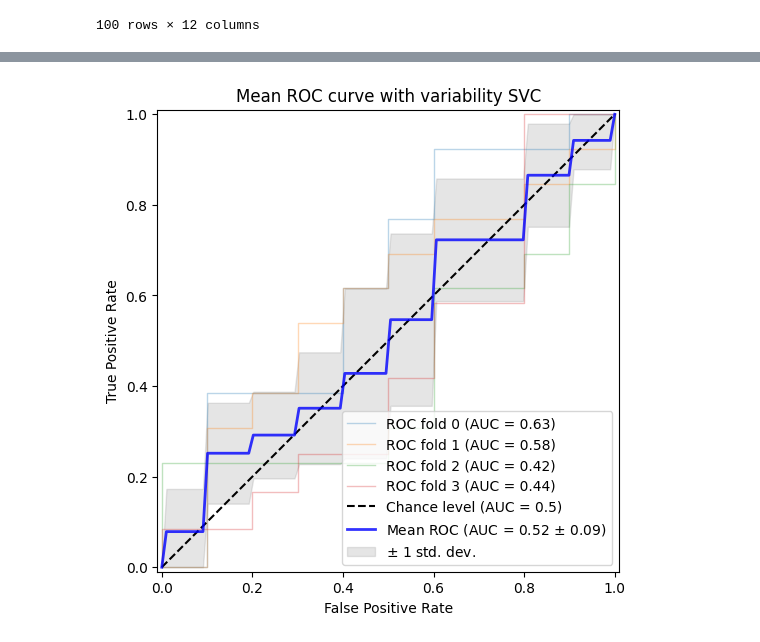
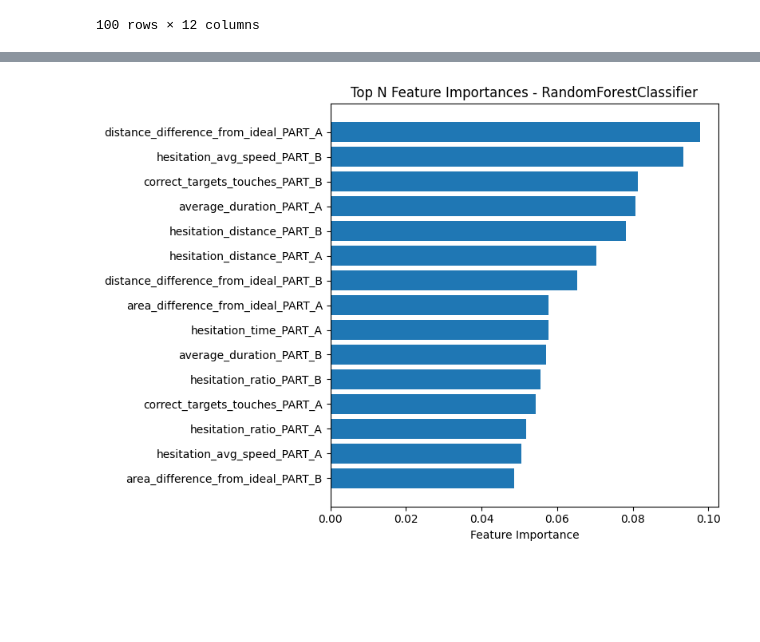
Before and after one commit to gianluca-capelo/tmt-analysis, a Jupyter notebook: notebooks/modelling.ipynb, the cells around one changed output, grey strips where cells are left out. Saved outputs shown, nothing was run; the diff lists cells and outputs as text; code cells hidden in the pictures; blank space fills up the shorter version.

Commit message:
more modelling

```diff
--- a/notebooks/modelling.ipynb
+++ b/notebooks/modelling.ipynb
@@ -277,7 +261,7 @@ df_digital_tmt
 
 # df_all_tasks = df_other_tasks.join(df_digital_tmt)
 
-df_digital_tmt_with_target = df_digital_tmt.reset_index(names='suj').merge(df_metadata_cognitive[['suj', 'age', 'sex', 'years_of_education', 'group']], on='suj').set_index('suj')
+df_digital_tmt_with_target = df_digital_tmt.reset_index(names='suj').merge(df_metadata_cognitive[['suj'] + ['group']], on='suj').set_index('suj')
 df_digital_tmt_with_target['group'] = df_digital_tmt_with_target['group'].str.replace('mci', '1').replace('control', '0').astype(int)
 
 df_digital_tmt_with_target.shape
@@ -309,33 +293,73 @@ from sklearn.metrics import RocCurveDisplay, auc
 from sklearn.model_selection import StratifiedKFold
 from sklearn.ensemble import HistGradientBoostingClassifier
 from catboost import CatBoostClassifier
+from sklearn.feature_selection import SequentialFeatureSelector
+from sklearn.feature_selection import RFE
+
+base_model = False
 
 # Features & Target
-X = df_digital_tmt_with_target.iloc[:, :-1].values
-y = df_digital_tmt_with_target.iloc[:, -1].values
+if base_model:
+    demographic_df = df_metadata_cognitive.set_index('suj').copy()
+    df_metadata_cognitive['group'] = df_metadata_cognitive.pop('group')
+    demographic_df['group'] = demographic_df['group'].str.replace('mci', '1').replace('control', '0').astype(int)
+    feature_names = demographic_df.columns[:-1]
+
+    X = demographic_df.iloc[:, :-1].values
+    y = demographic_df.iloc[:, -1].values
+    print(y)
+else:
+    X = df_digital_tmt_with_target.iloc[:, :-1].values
+    y = df_digital_tmt_with_target.iloc[:, -1].values
+    feature_names = df_digital_tmt_with_target.columns[:-1]
+
+
+
 
 unique, counts = np.unique(y, return_counts=True)
 print(dict(zip(unique, counts)))
 
 
-for model in [RandomForestClassifier(n_estimators=100, random_state=41),
+importances_added = False  # Prevents printing for every fold
+n_importances = 15
+
+rfe = RFE(estimator=LogisticRegression(), n_features_to_select=n_importances)
+
+
+for model in [RandomForestClassifier(n_estimators=1000, random_state=420),
               SVC(kernel='linear', C=1, random_state=42),
               LogisticRegression(max_iter=1000, random_state=42),
-              xgb.XGBClassifier(tree_method="hist"),]:
-            #   HistGradientBoostingClassifier(random_state=42),
-            #   CatBoostClassifier(verbose=0, random_state=42)]:
+              xgb.XGBClassifier(tree_method="hist")]:
 
     model_name = model.__class__.__name__
 
+    steps = [
+        ('imputer', SimpleImputer(strategy='mean')),
+        ('scaler', StandardScaler()),
+        ('rfe', rfe),
 
-    # Pipeline always includes scaler (safe for SVM, LR; harmless for RF)
-    pipeline = Pipeline([
-        ('imputer', SimpleImputer(strategy='mean')),
-        # ('scaler', StandardScaler()),
-        ('classifier', model)
-    ])
+    ]
 
-    # Stratified CV
+
+    # # Add SFS only if supported
+    # if model_name in ["RandomForestClassifier", "SVC", "LogisticRegression"]:
+    #     sfs = SequentialFeatureSelector(
+    #         model,
+    #         n_features_to_select=10,
+    #         direction="forward",
+    #         scoring="roc_auc",
+    #         cv=4,
+    #         n_jobs=-1
+    #     )
+    #     steps.append(('sfs', sfs))
+
+    # Final step: classifier
+    steps.append(('classifier', model))
+
+    pipeline = Pipeline(steps)
+
+
+
     n_splits = 4
     cv = StratifiedKFold(n_splits=n_splits, shuffle=True, random_state=42)
     tprs = []
@@ -345,6 +369,7 @@ for model in [RandomForestClassifier(n_estimators=100, random_state=41),
     fig, ax = plt.subplots(figsize=(6, 6))
     for fold, (train, test) in enumerate(cv.split(X, y)):
         pipeline.fit(X[train], y[train])
+
         viz = RocCurveDisplay.from_estimator(
             pipeline,
             X[test],
@@ -363,9 +388,8 @@ for model in [RandomForestClassifier(n_estimators=100, random_state=41),
     mean_tpr = np.mean(tprs, axis=0)
     mean_tpr[-1] = 1.0
     mean_auc = auc(mean_fpr, mean_tpr)
+    std_auc = np.std(aucs)
 
-
-    std_auc = np.std(aucs)
     ax.plot(
         mean_fpr,
         mean_tpr,
@@ -394,4 +418,24 @@ for model in [RandomForestClassifier(n_estimators=100, random_state=41),
     )
     ax.legend(loc="lower right")
     plt.show()
+
+    # Show feature importances for RandomForest
+    if model_name == "RandomForestClassifier" and not importances_added:
+        clf = pipeline.named_steps['classifier']
+        importances = clf.feature_importances_
+        indices = np.argsort(importances)[::-1][:n_importances]  # Top 10 features
+
+        top_features = feature_names[indices]
+        top_importances = importances[indices]
+
+        # Plot
+        fig2, ax2 = plt.subplots(figsize=(8, 6))
+        ax2.barh(range(len(indices)), top_importances[::-1], align='center')
+        ax2.set_yticks(range(len(indices)), top_features[::-1])
+        ax2.set_xlabel("Feature Importance")
+        ax2.set_title(f"Top N Feature Importances - {model_name}")
+        plt.tight_layout()
+        plt.show()
+
+        importances_added = True
 # %% [output]
@@ -400 +444 @@ for model in [RandomForestClassifier(n_estimators=100, random_state=41),
-[figure, old version]
+[figure, new version]
```
Also changed, not shown: parts of 11 cells of this notebook.
